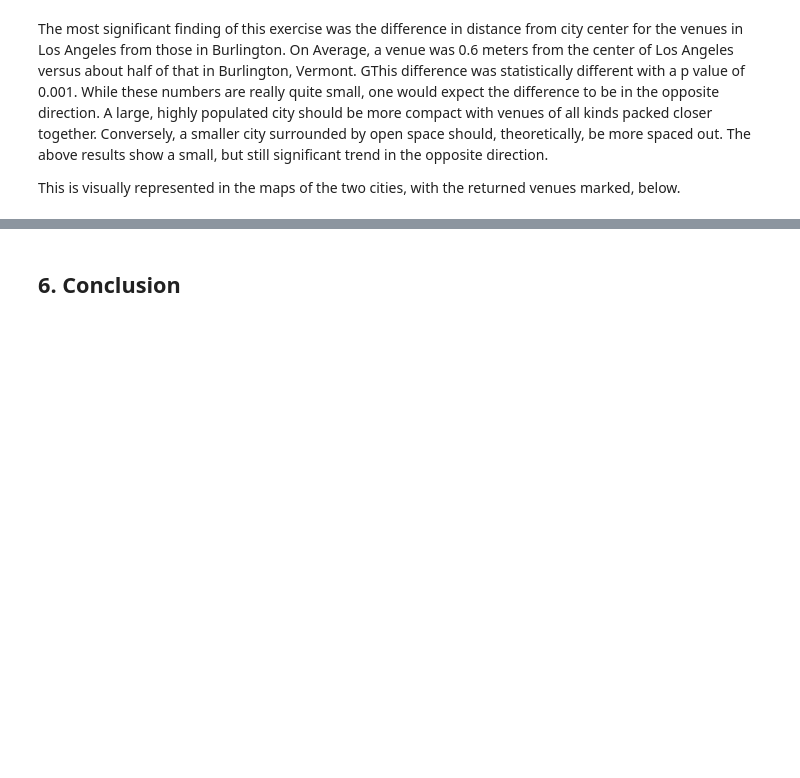
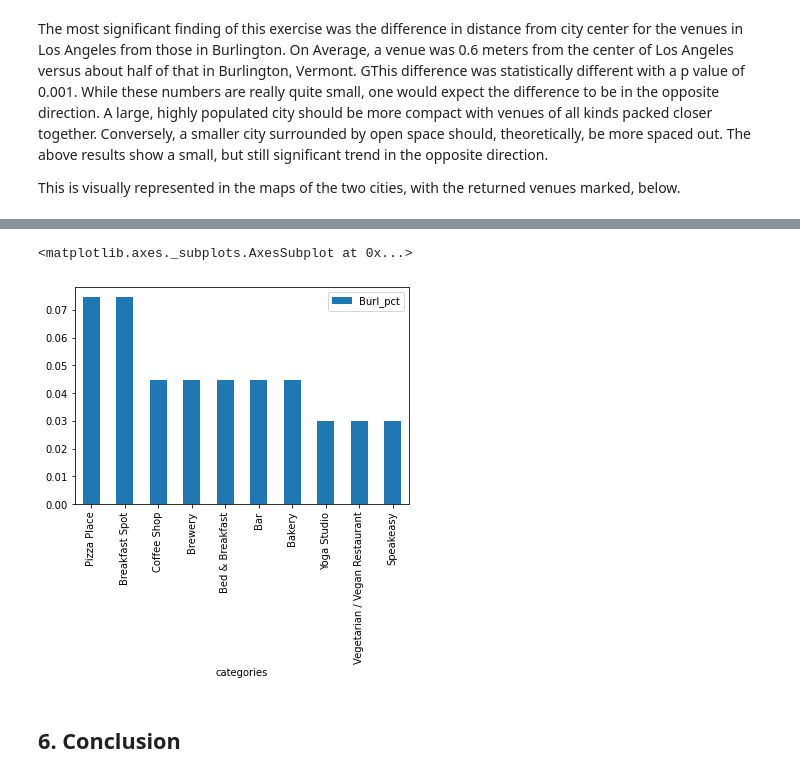
Before and after one commit to DrBrentRD/Coursera_Capstone, a Jupyter notebook: Capstone.ipynb, the cells around one changed output, grey strips where cells are left out. Drawn from its saved outputs; the diff is of its cells as text; code cells hidden in the pictures; blank space fills up the shorter version.

```diff
--- a/Capstone.ipynb
+++ b/Capstone.ipynb
@@ -372,2 +381,7 @@ A close inspection of the two maps above shows that a partial explanation for th
+# %%
+df_Burl[0:10].plot.bar(y='Burl_pct')
+# %% [output]
+<matplotlib.axes._subplots.AxesSubplot at 0x...>
+[figure, added]
 # %% [markdown]
 <H2>6. Conclusion</H2>
```
Also changed, not shown: parts of 3 cells of this notebook.
